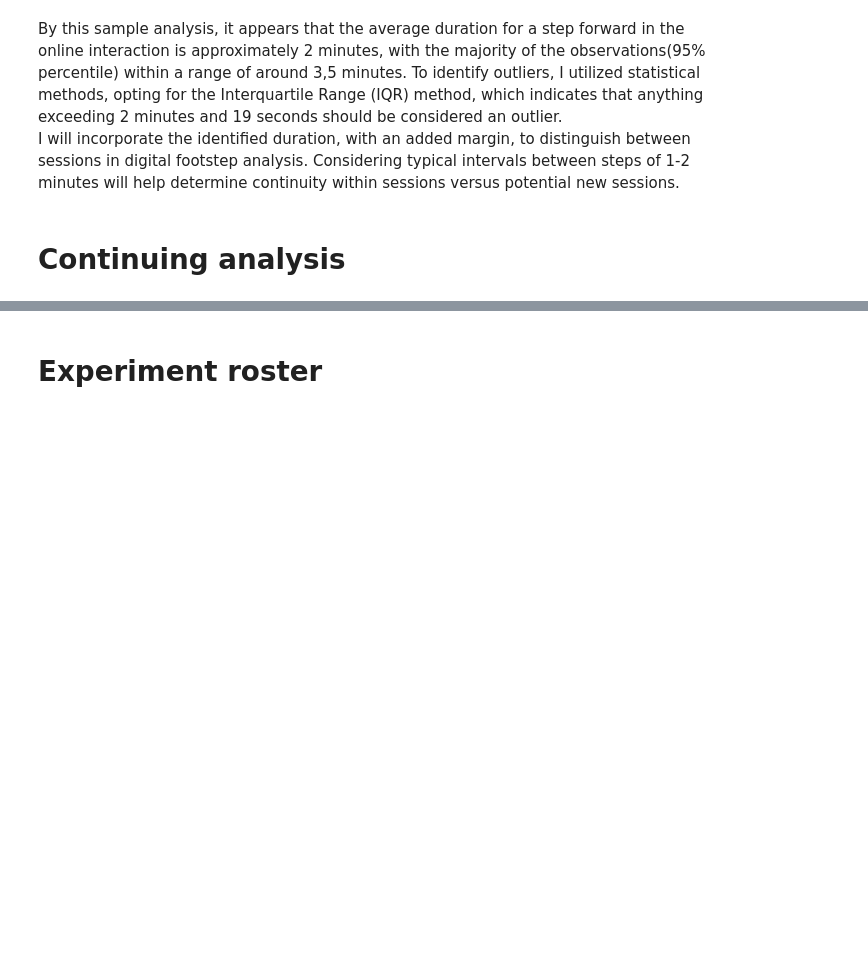
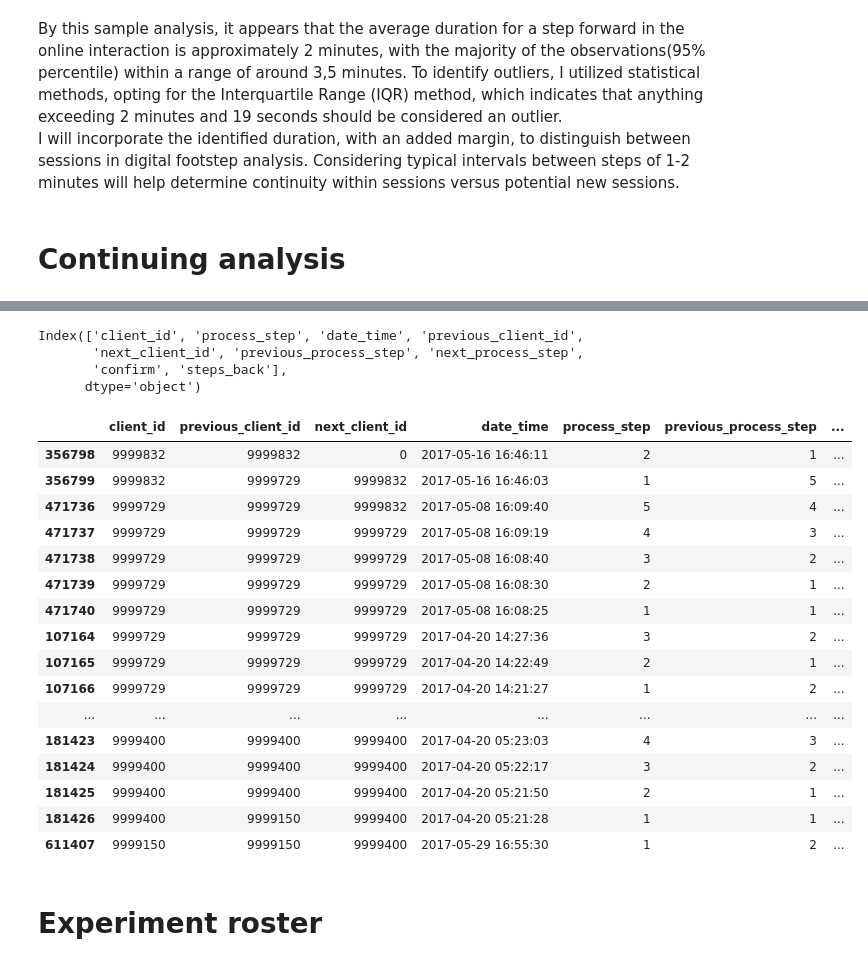
Before and after one commit to dimitsagk/AB_Testing_Analysis, a Jupyter notebook: notebooks/Project_2_02Cleaning+EDA.ipynb, the cells around one changed output, grey strips where cells are left out. Cells and saved outputs as stored; diff of their text form; code cells hidden in the pictures; blank space fills up the shorter version.

Commit message:
Counting 'confirm' and 'steps back', for both groups 'test' and 'control'

```diff
--- a/notebooks/Project_2_02Cleaning+EDA.ipynb
+++ b/notebooks/Project_2_02Cleaning+EDA.ipynb
@@ -498,0 +549,20 @@ df_trace
+# %%
+# I consider that all the clients in the dataframe have started the process that we are testing in the platform
+# since all of them have been at least at the step 'start'
+
+# Now I will count the 'complete'
+df_test_fltrd['confirm'] = 0
+df_control_fltrd['confirm'] = 0
+
+df_test_fltrd.loc[df_test_fltrd['process_step'] == 5, 'confirm'] += 1
+df_control_fltrd.loc[df_control_fltrd['process_step'] == 5, 'confirm'] += 1
+# %%
+# Adding a new layer, to count the steps back
+df_test_fltrd['subtracting_step'] = df_test_fltrd['process_step'] - df_test_fltrd['previous_process_step']
+df_control_fltrd['subtracting_step'] = df_control_fltrd['process_step'] - df_control_fltrd['previous_process_step']
+
+df_test_fltrd['steps_back'] = 0
+df_control_fltrd['steps_back'] = 0
+
+df_test_fltrd.loc[df_test_fltrd['subtracting_step'] == -1, 'steps_back'] += 1
+df_control_fltrd.loc[df_control_fltrd['subtracting_step'] == -1, 'steps_back'] += 1
@@ -499,3 +571,35 @@ df_trace
+# %%
+df_test_fltrd.drop(columns=['subtracting_step'], inplace=True)
+# %%
+df_test_fltrd = df_test_fltrd[['client_id','previous_client_id','next_client_id','date_time','process_step',
+    'previous_process_step','next_process_step','steps_back','confirm']]
+# %%
+df_test_fltrd.columns
+# %% [output]
+Index(['client_id', 'process_step', 'date_time', 'previous_client_id',
+       'next_client_id', 'previous_process_step', 'next_process_step',
+       'confirm', 'steps_back'],
+      dtype='object')
+# %%
+df_test_fltrd.head(20)
+# %% [output]
+|  | client_id | previous_client_id | next_client_id | date_time | process_step | previous_process_step | ... |
+| 356798 | 9999832 | 9999832 | 0 | 2017-05-16 16:46:11 | 2 | 1 | ... |
+| 356799 | 9999832 | 9999729 | 9999832 | 2017-05-16 16:46:03 | 1 | 5 | ... |
+| 471736 | 9999729 | 9999729 | 9999832 | 2017-05-08 16:09:40 | 5 | 4 | ... |
+| 471737 | 9999729 | 9999729 | 9999729 | 2017-05-08 16:09:19 | 4 | 3 | ... |
+| 471738 | 9999729 | 9999729 | 9999729 | 2017-05-08 16:08:40 | 3 | 2 | ... |
+| 471739 | 9999729 | 9999729 | 9999729 | 2017-05-08 16:08:30 | 2 | 1 | ... |
+| 471740 | 9999729 | 9999729 | 9999729 | 2017-05-08 16:08:25 | 1 | 1 | ... |
+| 107164 | 9999729 | 9999729 | 9999729 | 2017-04-20 14:27:36 | 3 | 2 | ... |
+| 107165 | 9999729 | 9999729 | 9999729 | 2017-04-20 14:22:49 | 2 | 1 | ... |
+| 107166 | 9999729 | 9999729 | 9999729 | 2017-04-20 14:21:27 | 1 | 2 | ... |
+| ... | ... | ... | ... | ... | ... | ... | ... |
+| 181423 | 9999400 | 9999400 | 9999400 | 2017-04-20 05:23:03 | 4 | 3 | ... |
+| 181424 | 9999400 | 9999400 | 9999400 | 2017-04-20 05:22:17 | 3 | 2 | ... |
+| 181425 | 9999400 | 9999400 | 9999400 | 2017-04-20 05:21:50 | 2 | 1 | ... |
+| 181426 | 9999400 | 9999150 | 9999400 | 2017-04-20 05:21:28 | 1 | 1 | ... |
+| 611407 | 9999150 | 9999150 | 9999400 | 2017-05-29 16:55:30 | 1 | 2 | ... |
 # %%
 test['previous_process_step'] = test['process_step'].shift(-1, fill_value=0)
 test = test[['client_id','visitor_id','visit_id','date_time','process_step','previous_process_step']]
```
Also changed, not shown: parts of 14 cells of this notebook.
